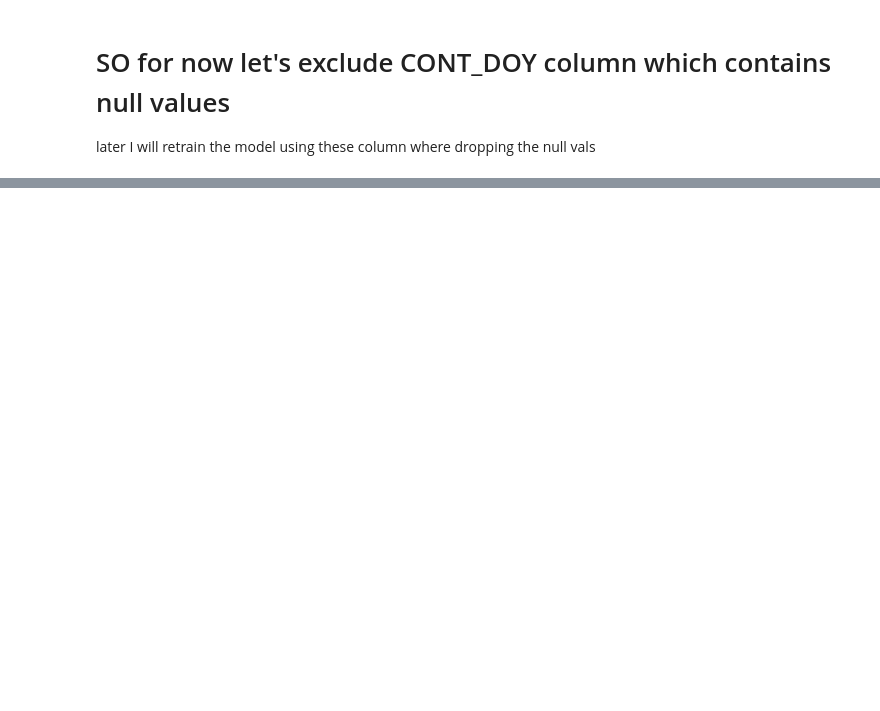
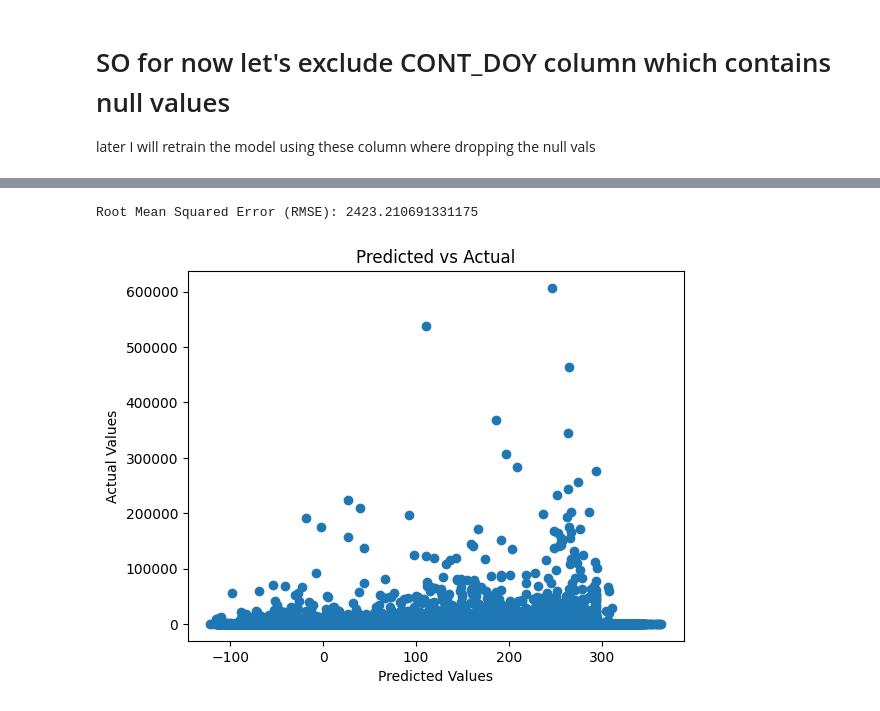
Before and after one commit to DanialArab/Geospatial_Data_Science, a Jupyter notebook: My GIS Projects/3. Fire Predictor/Fire_Predictor.ipynb, the cells around one changed output, grey strips where cells are left out. Cells and saved outputs as stored; diff of their text form; code cells hidden in the pictures; blank space fills up the shorter version.

```diff
--- a/My GIS Projects/3. Fire Predictor/Fire_Predictor.ipynb
+++ b/My GIS Projects/3. Fire Predictor/Fire_Predictor.ipynb
@@ -371 +1290,5 @@ only showing top 20 rows
+# %%
+lin_reg_model = LinearRegression(featuresCol='features', labelCol='FIRE_SIZE')
+# %%
+pipeline_reg = Pipeline(stages=[STATE_indexer, assembler, lin_reg_model])
 # %%
@@ -432,0 +1301,2 @@ pred_and_labels.predictions.select('prediction').distinct().show()
+# %%
+train_data, test_data = FIRE_SIZE_CLASS_indexed.randomSplit([0.7, 0.3])
@@ -432,0 +1313,2 @@ pred_and_labels.predictions.select('prediction').distinct().show()
+# %%
+fit_model_reg = pipeline_reg.fit(train_data)
@@ -432,0 +1340,22 @@ pred_and_labels.predictions.select('prediction').distinct().show()
+# %%
+from pyspark.ml.evaluation import RegressionEvaluator
+evaluator = RegressionEvaluator(labelCol="FIRE_SIZE", predictionCol="prediction", metricName="rmse")
+rmse = evaluator.evaluate(predicted_actual)
+print("Root Mean Squared Error (RMSE):", rmse)
+# %% [output]
+Root Mean Squared Error (RMSE): 2423.210691331175
+# %%
+import matplotlib.pyplot as plt
+
+# Get the predicted and actual values
+predictions = fit_model_reg.transform(test_data).select('prediction').toPandas().values.flatten()#.rdd.flatMap(lambda x: x).collect()
+actual = test_data.select('FIRE_SIZE').toPandas().values.flatten()#.rdd.flatMap(lambda x: x).collect()
+
+# Create a scatter plot
+plt.scatter(predictions, actual)
+plt.xlabel('Predicted Values')
+plt.ylabel('Actual Values')
+plt.title('Predicted vs Actual')
+plt.show()
+# %% [output]
+[figure, added]
```
Also changed, not shown: parts of 171 cells of this notebook, 1 other file.
